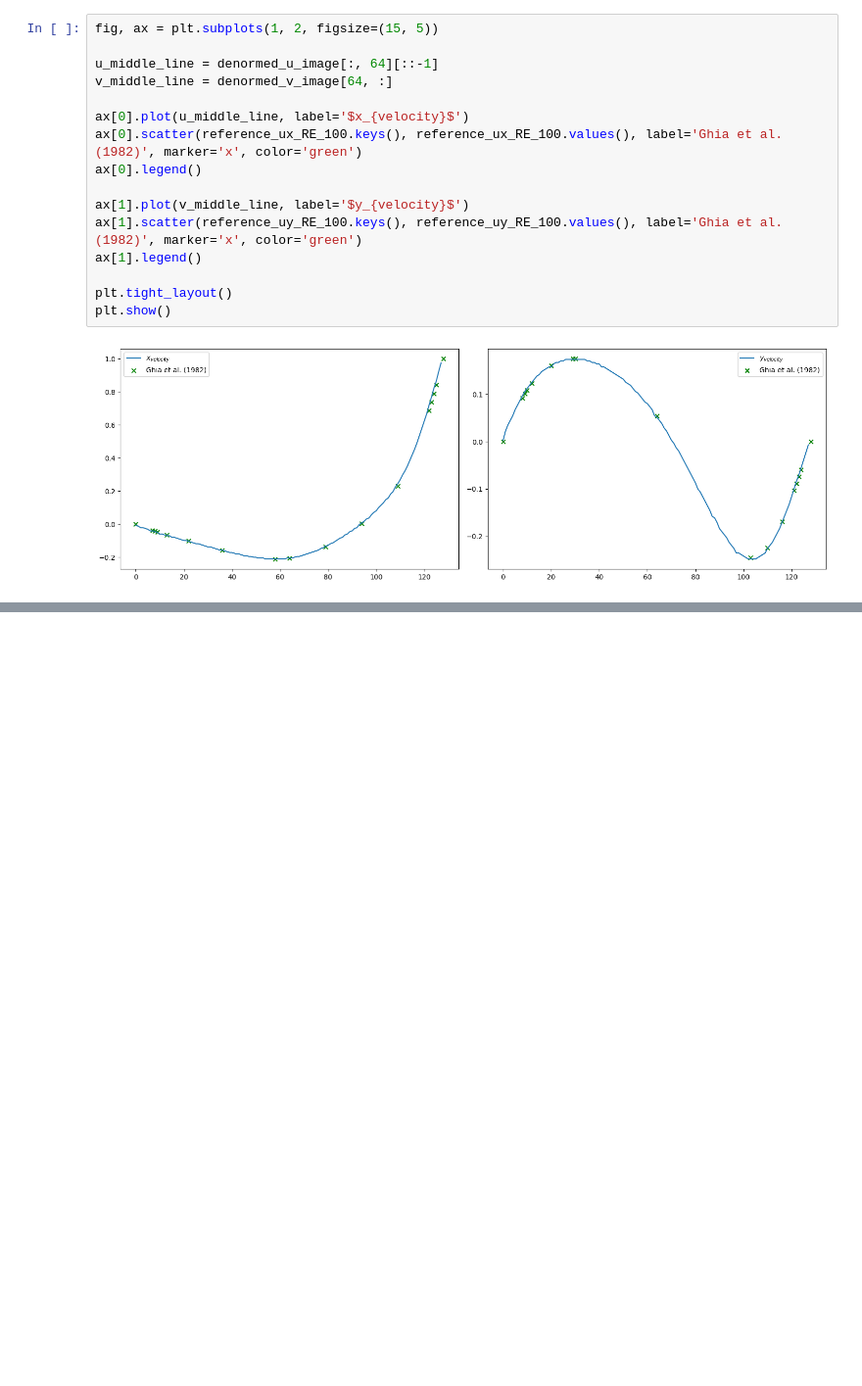
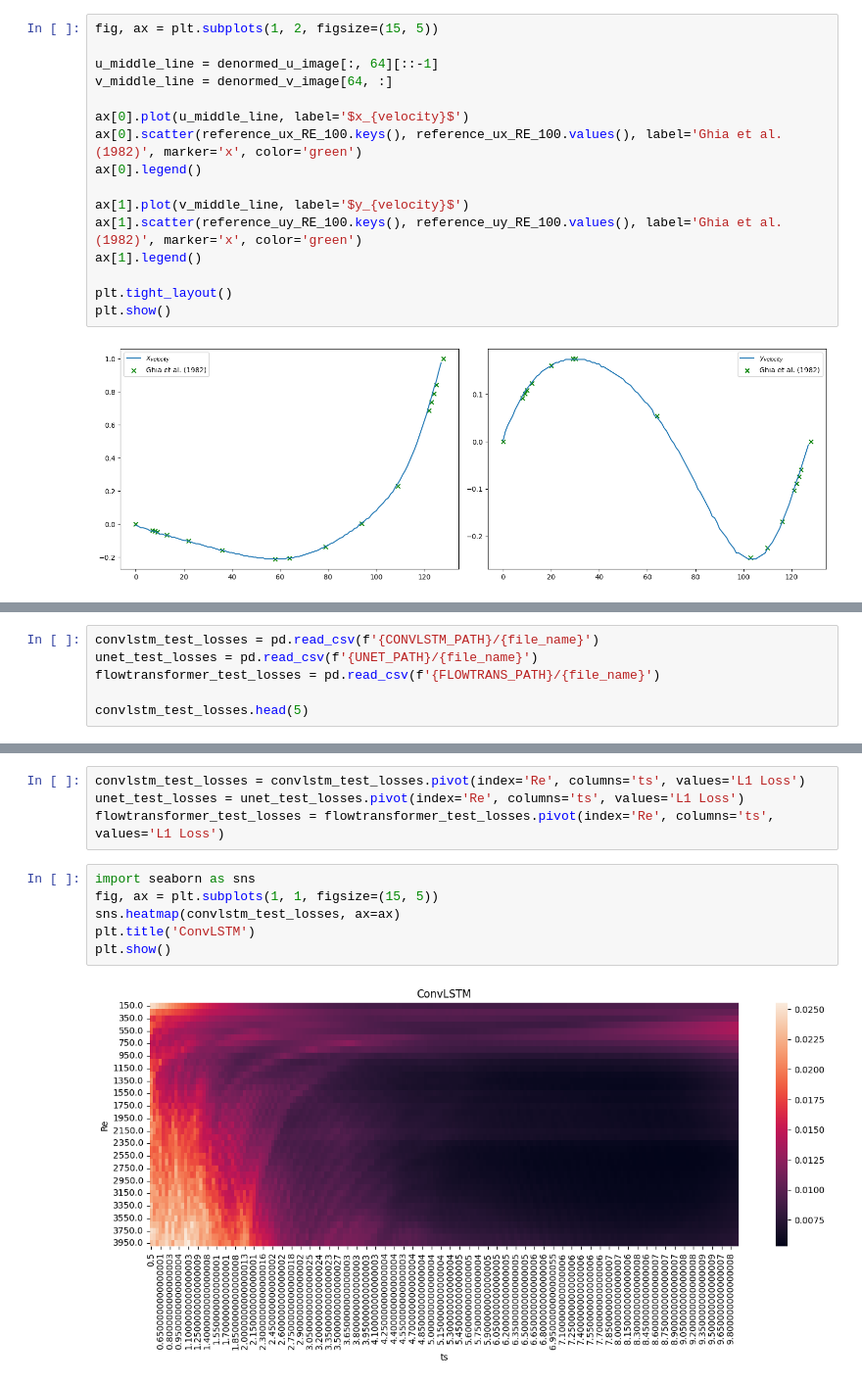
Before and after one commit to schneialexan/ba-thesis, a Jupyter notebook: data_gen_and_prep/v04_plots_for_paper.ipynb, the cells around one changed output, grey strips where cells are left out. Shown at 98% size. Cells and saved outputs as stored; diff of their text form; blank space fills up the shorter version.

Commit message:
added more visualizations

```diff
--- a/data_gen_and_prep/v04_plots_for_paper.ipynb
+++ b/data_gen_and_prep/v04_plots_for_paper.ipynb
@@ -245,0 +250,6 @@ plt.show()
+# %%
+convlstm_test_losses = pd.read_csv(f'{CONVLSTM_PATH}/{file_name}')
+unet_test_losses = pd.read_csv(f'{UNET_PATH}/{file_name}')
+flowtransformer_test_losses = pd.read_csv(f'{FLOWTRANS_PATH}/{file_name}')
+
+convlstm_test_losses.head(5)
@@ -245,0 +263,12 @@ plt.show()
+# %%
+convlstm_test_losses = convlstm_test_losses.pivot(index='Re', columns='ts', values='L1 Loss')
+unet_test_losses = unet_test_losses.pivot(index='Re', columns='ts', values='L1 Loss')
+flowtransformer_test_losses = flowtransformer_test_losses.pivot(index='Re', columns='ts', values='L1 Loss')
+# %%
+import seaborn as sns
+fig, ax = plt.subplots(1, 1, figsize=(15, 5))
+sns.heatmap(convlstm_test_losses, ax=ax)
+plt.title('ConvLSTM')
+plt.show()
+# %% [output]
+[figure, added]
```
Also changed, not shown: parts of 9 cells of this notebook, 12 other files.
